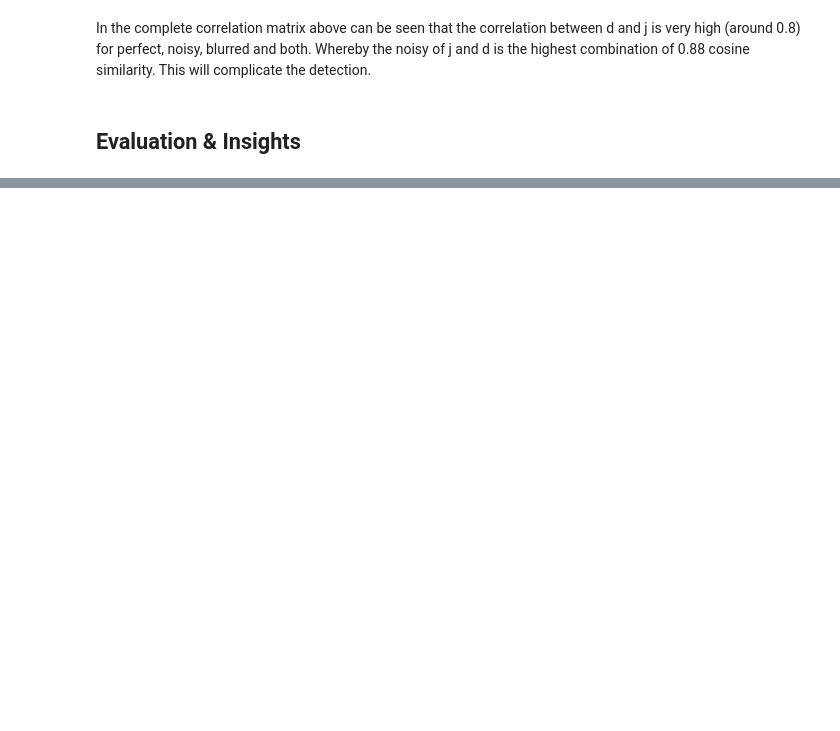
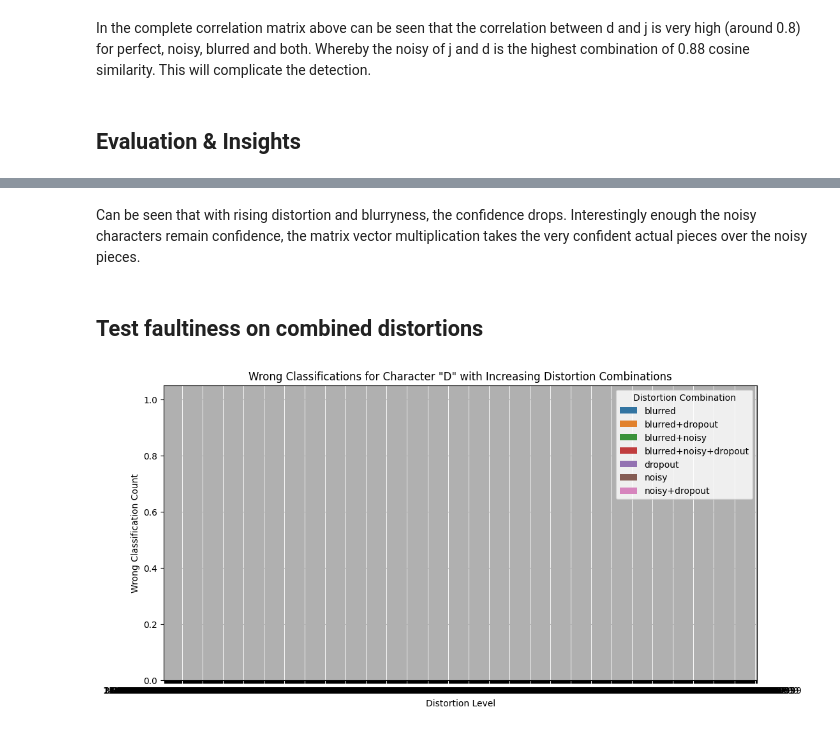
Before and after one commit to Jaden505/UNI-assignments, a Jupyter notebook: SkillsForAI/optical_character_recognition.ipynb, the cells around one changed output, grey strips where cells are left out. Cells and saved outputs as stored; diff of their text form; code cells hidden in the pictures; blank space fills up the shorter version.

```diff
--- a/SkillsForAI/optical_character_recognition.ipynb
+++ b/SkillsForAI/optical_character_recognition.ipynb
@@ -156,0 +205,59 @@ Passing `palette` without assigning `hue` is deprecated and will be removed in v
+# %% [markdown]
+Can be seen that with rising distortion and blurryness, the confidence drops. Interestingly enough the noisy characters remain confidence, the matrix vector multiplication takes the very confident actual pieces over the noisy pieces.
+# %% [markdown]
+## Test faultiness on combined distortions
+# %%
+def make_test_cases(char_idx, perfect_vector, iterations=10):
+    distortion_combs = pd.DataFrame(columns=['distortion_level', 'type_combination', 'wrong_classification_count'])
+    for i in range(10):
+        for _ in range(iterations):
+            i = i / 10 if i != 0 else 0.01
+            input_blurred = make_blurred(perfect_vector, blur_level=i)
+            input_noisy = make_noisy(perfect_vector, noise_level=i)
+            input_dropout = make_dropout(input_blurred, drop_prob=i)
+
+            combinations = {
+                'noisy': input_noisy,
+                'blurred': input_blurred,
+                'dropout': input_dropout,
+                'blurred+noisy': make_noisy(input_blurred, noise_level=i),
+                'blurred+dropout': make_dropout(input_blurred, drop_prob=i),
+                'noisy+dropout': make_dropout(input_noisy, drop_prob=i),
+                'blurred+noisy+dropout': make_dropout(make_noisy(input_blurred, noise_level=i), drop_prob=i)
+            }
+
+            for combo_name, combo_vector in combinations.items():
+                result = NN1 @ combo_vector
+                predicted_char_idx = np.argmax(result)
+                wrong_classification = 1 if predicted_char_idx != char_idx else 0
+
+                distortion_combs.loc[len(distortion_combs)] = [
+                    i,
+                    combo_name,
+                    wrong_classification
+                ]
+
+    return distortion_combs
+
+
+def plot_test_cases(distortion_combs, char):
+    # Group by distortion level and type combination, summing wrong classifications
+    distortion_combs = distortion_combs.groupby(['distortion_level', 'type_combination']).sum().reset_index()
+
+    # bar plot
+    plt.figure(figsize=(12, 6))
+    sns.barplot(data=distortion_combs, x='distortion_level', y='wrong_classification_count', hue='type_combination')
+    plt.title(f'Wrong Classifications for Character "{char.upper()}" with Increasing Distortion Combinations')
+    plt.xlabel('Distortion Level')
+    plt.ylabel('Wrong Classification Count')
+    plt.legend(title='Distortion Combination')
+    plt.grid(True)
+    plt.show()
+
+char = 'd'
+char_idx = chars.index(char)
+
+distortion_combs = make_test_cases(char_idx, eval(f"{char}_perfect"))
+plot_test_cases(distortion_combs, char)
+# %% [output]
+[figure, added]
```
Also changed, not shown: parts of 8 cells of this notebook.
